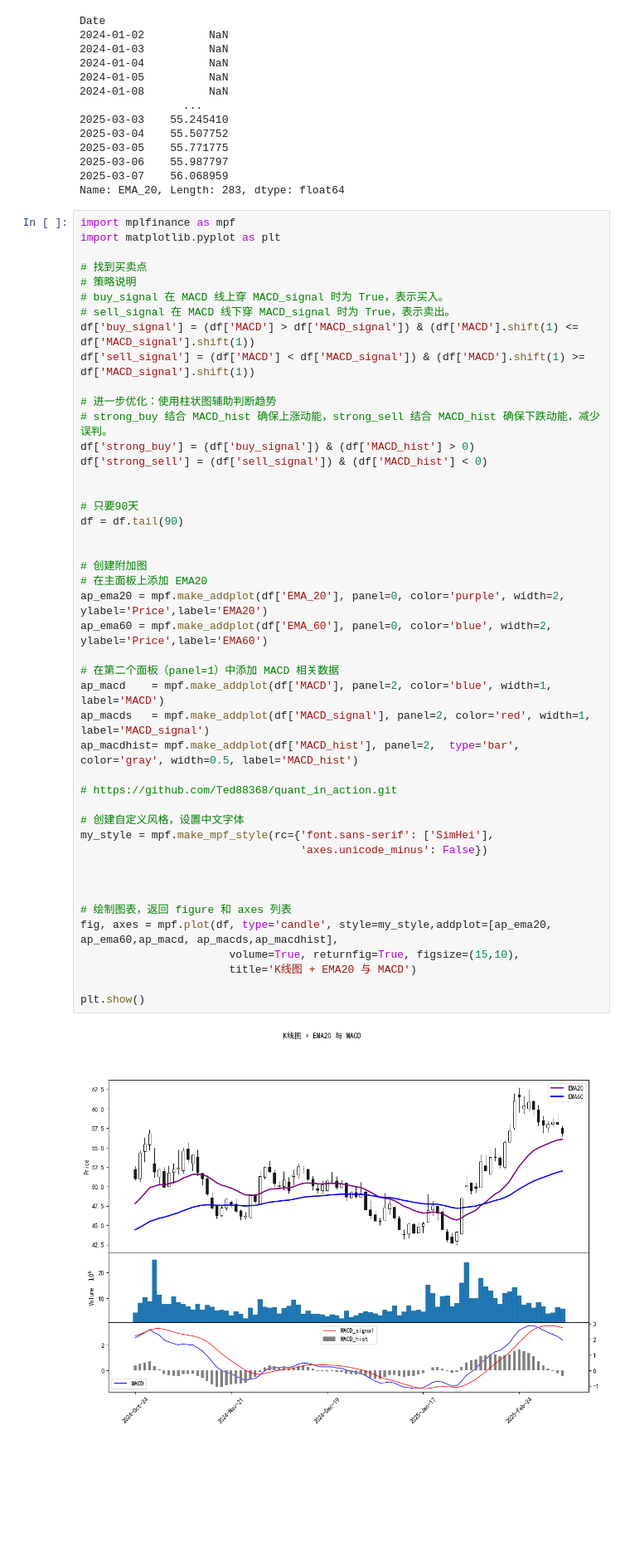
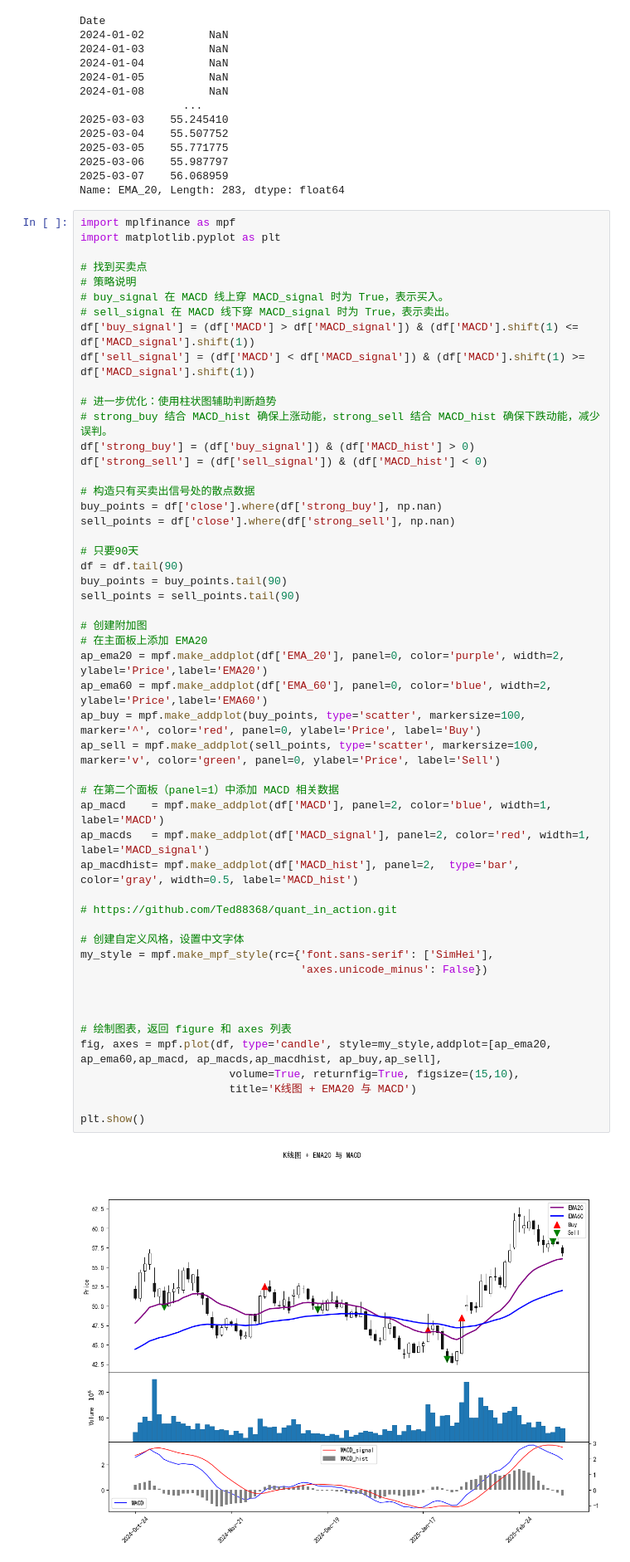
Before and after one commit to Ted88368/quant_in_action, a Jupyter notebook: ta-lib/ex01.ipynb, the cells around one changed output. Shown at 83% size. Drawn from its saved outputs; the diff is of its cells as text; blank space fills up the shorter version.

```diff
--- a/ta-lib/ex01.ipynb
+++ b/ta-lib/ex01.ipynb
@@ -111,34 +111,40 @@ df['sell_signal'] = (df['MACD'] < df['MACD_signal']) & (df['MACD'].shift(1) >= d
 df['strong_buy'] = (df['buy_signal']) & (df['MACD_hist'] > 0)
 df['strong_sell'] = (df['sell_signal']) & (df['MACD_hist'] < 0)
 
+# 构造只有买卖出信号处的散点数据
+buy_points = df['close'].where(df['strong_buy'], np.nan)
+sell_points = df['close'].where(df['strong_sell'], np.nan)
 
 # 只要90天
 df = df.tail(90)
-
+buy_points = buy_points.tail(90)
+sell_points = sell_points.tail(90)
 
 # 创建附加图
 # 在主面板上添加 EMA20
 ap_ema20 = mpf.make_addplot(df['EMA_20'], panel=0, color='purple', width=2, ylabel='Price',label='EMA20')
 ap_ema60 = mpf.make_addplot(df['EMA_60'], panel=0, color='blue', width=2, ylabel='Price',label='EMA60')
+ap_buy = mpf.make_addplot(buy_points, type='scatter', markersize=100, marker='^', color='red', panel=0, ylabel='Price', label='Buy')
+ap_sell = mpf.make_addplot(sell_points, type='scatter', markersize=100, marker='v', color='green', panel=0, ylabel='Price', label='Sell')
 
 # 在第二个面板（panel=1）中添加 MACD 相关数据
 ap_macd    = mpf.make_addplot(df['MACD'], panel=2, color='blue', width=1, label='MACD')
 ap_macds   = mpf.make_addplot(df['MACD_signal'], panel=2, color='red', width=1, label='MACD_signal')
 ap_macdhist= mpf.make_addplot(df['MACD_hist'], panel=2,  type='bar', color='gray', width=0.5, label='MACD_hist')
 
 # https://github.com/Ted88368/quant_in_action.git
 
 # 创建自定义风格，设置中文字体
 my_style = mpf.make_mpf_style(rc={'font.sans-serif': ['SimHei'],
                                   'axes.unicode_minus': False})
 
 
 
 # 绘制图表，返回 figure 和 axes 列表
-fig, axes = mpf.plot(df, type='candle', style=my_style,addplot=[ap_ema20, ap_ema60,ap_macd, ap_macds,ap_macdhist],
+fig, axes = mpf.plot(df, type='candle', style=my_style,addplot=[ap_ema20, ap_ema60,ap_macd, ap_macds,ap_macdhist, ap_buy,ap_sell],
                        volume=True, returnfig=True, figsize=(15,10),
                        title='K线图 + EMA20 与 MACD')
 
 plt.show()
 # %% [output]
-[figure, old version]
+[figure, new version]
```
